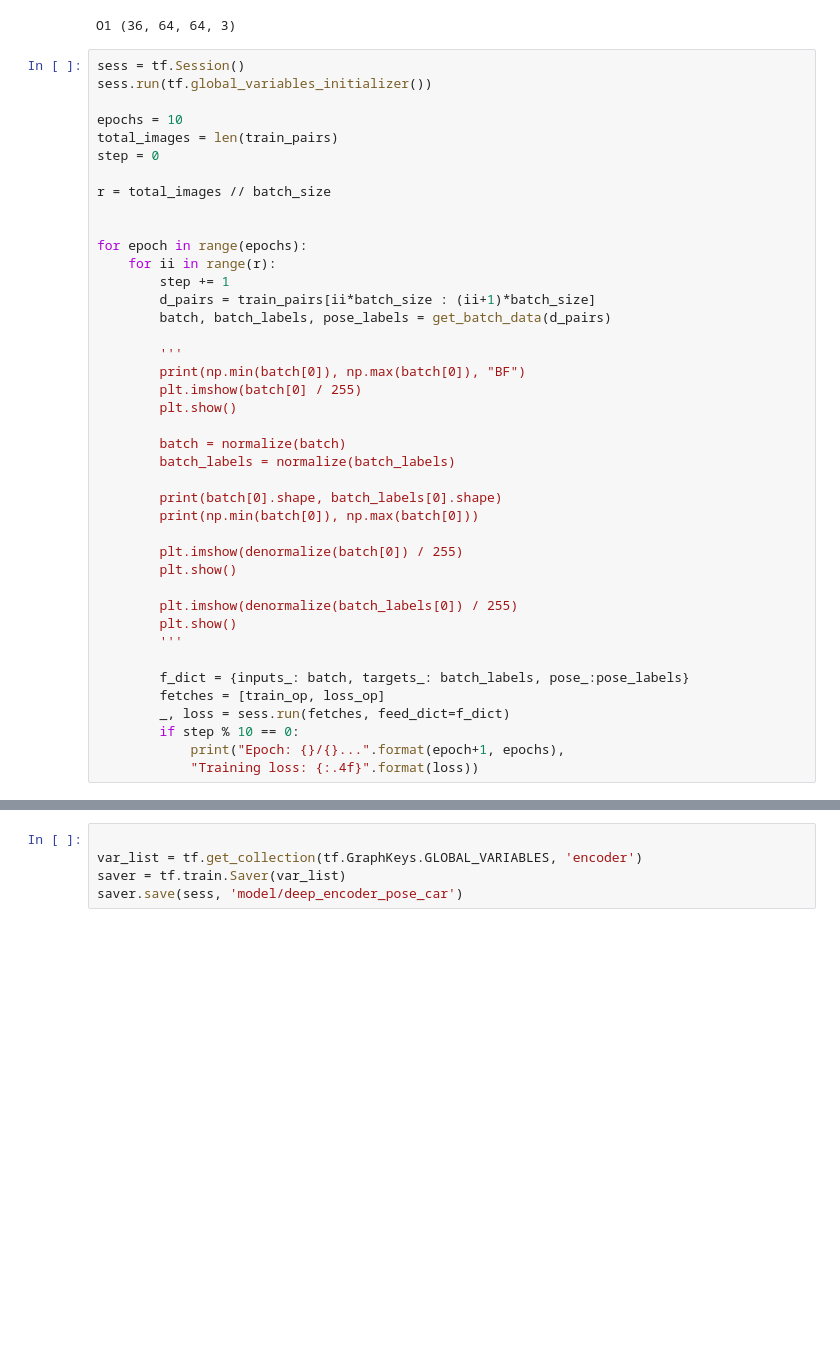
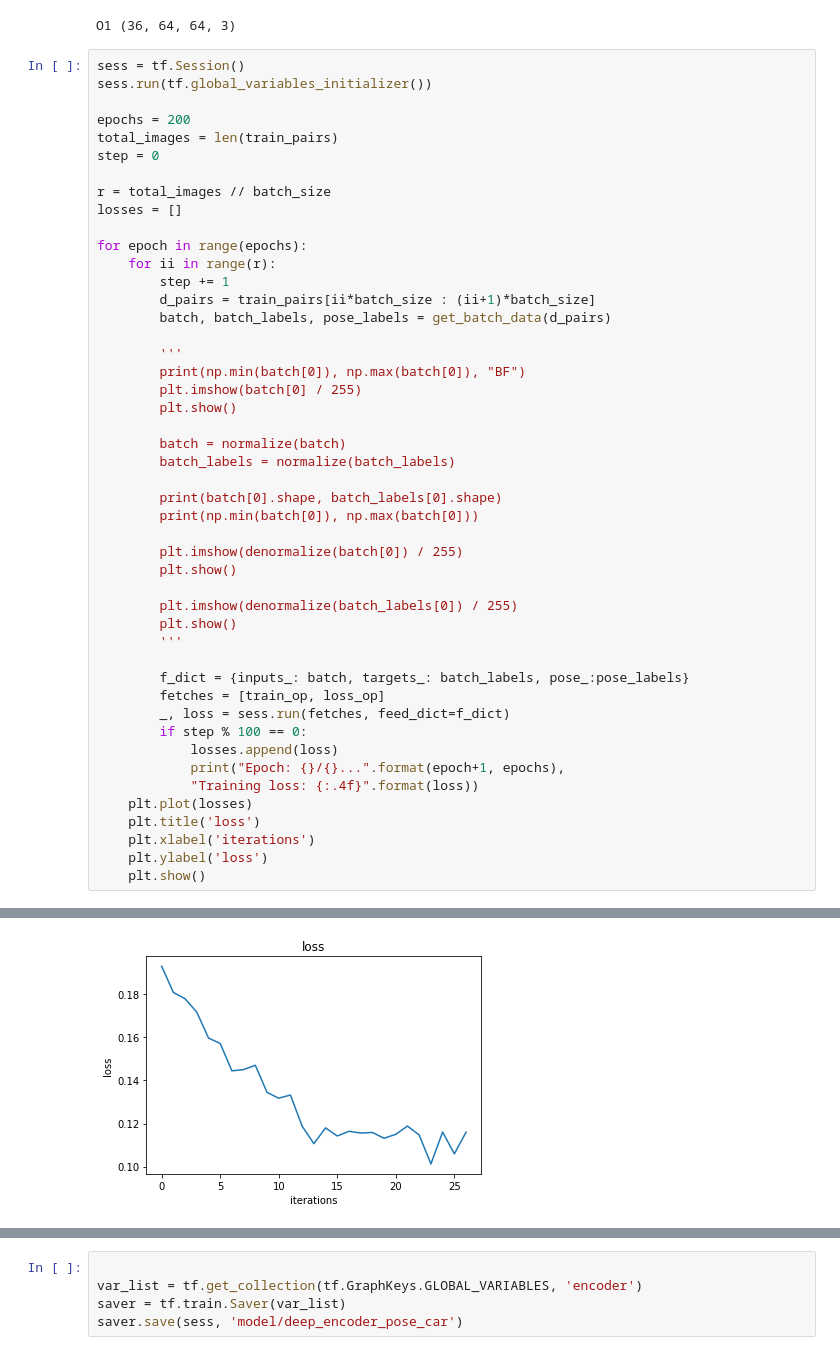
Before and after one commit to Chinmay26/Multi-Viewpoint-Image-generation, a Jupyter notebook: trainers/Deep-Pose-AE.ipynb, the cells around one changed output, grey strips where cells are left out. Saved outputs shown, nothing was run; the diff lists cells and outputs as text; blank space fills up the shorter version.

```diff
--- a/trainers/Deep-Pose-AE.ipynb
+++ b/trainers/Deep-Pose-AE.ipynb
@@ -303,12 +303,12 @@ O1 (36, 64, 64, 3)
 sess = tf.Session()
 sess.run(tf.global_variables_initializer())
 
-epochs = 10
+epochs = 200
 total_images = len(train_pairs)
 step = 0
 
 r = total_images // batch_size
-
+losses = []
 
 for epoch in range(epochs):
     for ii in range(r):
@@ -337,7 +337,13 @@ for epoch in range(epochs):
         f_dict = {inputs_: batch, targets_: batch_labels, pose_:pose_labels}
         fetches = [train_op, loss_op]
         _, loss = sess.run(fetches, feed_dict=f_dict)
-        if step % 10 == 0:
+        if step % 100 == 0:
+            losses.append(loss)
             print("Epoch: {}/{}...".format(epoch+1, epochs),
             "Training loss: {:.4f}".format(loss))
+    plt.plot(losses)
+    plt.title('loss')
+    plt.xlabel('iterations')
+    plt.ylabel('loss')
+    plt.show()
 # %% [output]
@@ -360,0 +367 @@ Epoch: 3/10... Training loss: 0.0932
+[figure, added]
```
Also changed, not shown: parts of 8 cells of this notebook.
